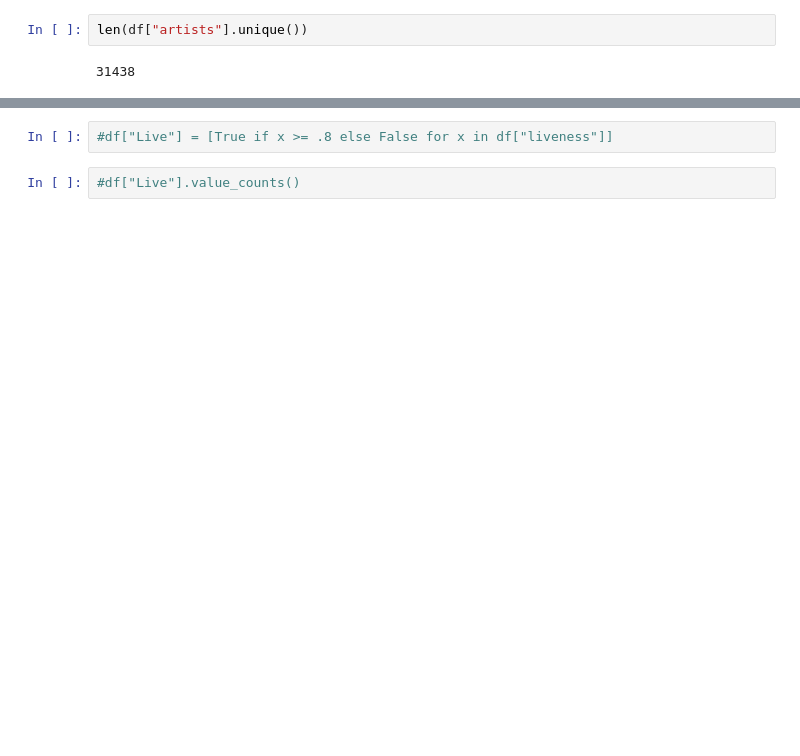
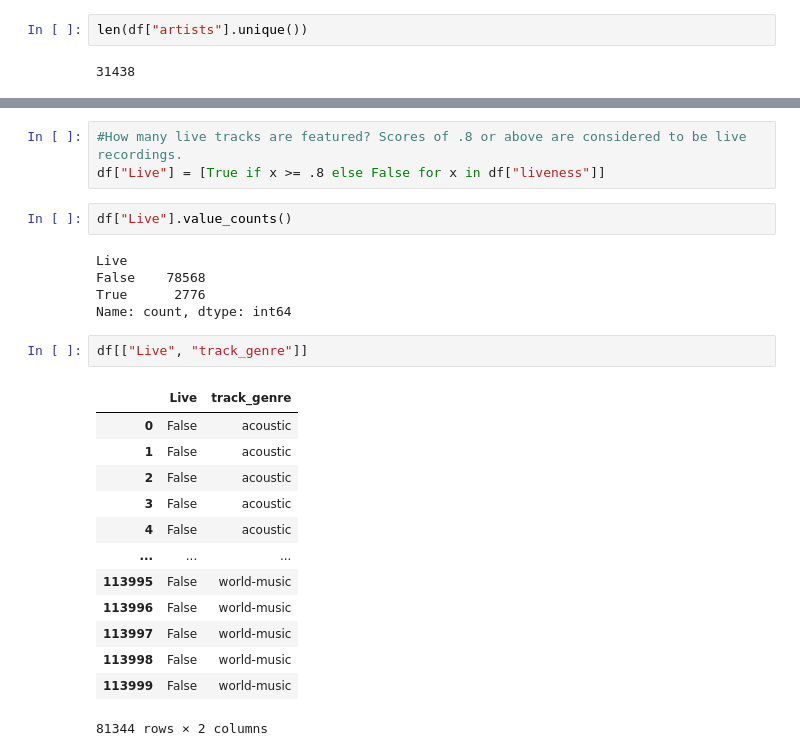
Before and after one commit to NiallRussell/PDFA-project, a Jupyter notebook: project.ipynb, the cells around one changed output, grey strips where cells are left out. Drawn from its saved outputs; the diff is of its cells as text; blank space fills up the shorter version.

```diff
--- a/project.ipynb
+++ b/project.ipynb
@@ -662,4 +739,26 @@ len(df_by_popularity["artists"].unique())
 # %%
-#df["Live"] = [True if x >= .8 else False for x in df["liveness"]]
+#How many live tracks are featured? Scores of .8 or above are considered to be live recordings.
+df["Live"] = [True if x >= .8 else False for x in df["liveness"]]
 # %%
-#df["Live"].value_counts()
+df["Live"].value_counts()
+# %% [output]
+Live
+False    78568
+True      2776
+Name: count, dtype: int64
+# %%
+df[["Live", "track_genre"]]
+# %% [output]
+|  | Live | track_genre |
+| 0 | False | acoustic |
+| 1 | False | acoustic |
+| 2 | False | acoustic |
+| 3 | False | acoustic |
+| 4 | False | acoustic |
+| ... | ... | ... |
+| 113995 | False | world-music |
+| 113996 | False | world-music |
+| 113997 | False | world-music |
+| 113998 | False | world-music |
+| 113999 | False | world-music |
+81344 rows × 2 columns
```
Also changed, not shown: parts of 64 cells of this notebook, 1 other file.
